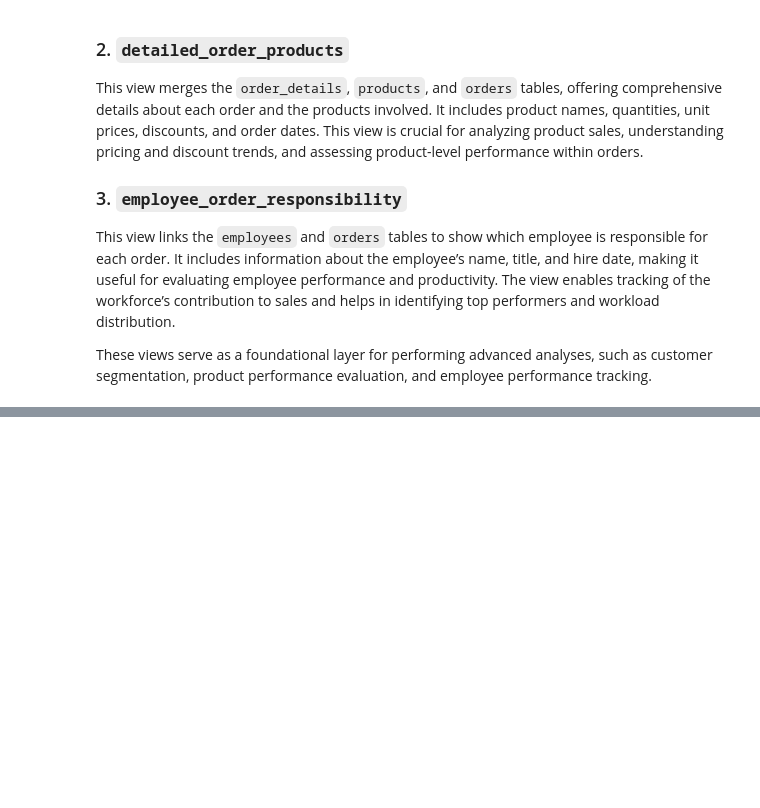
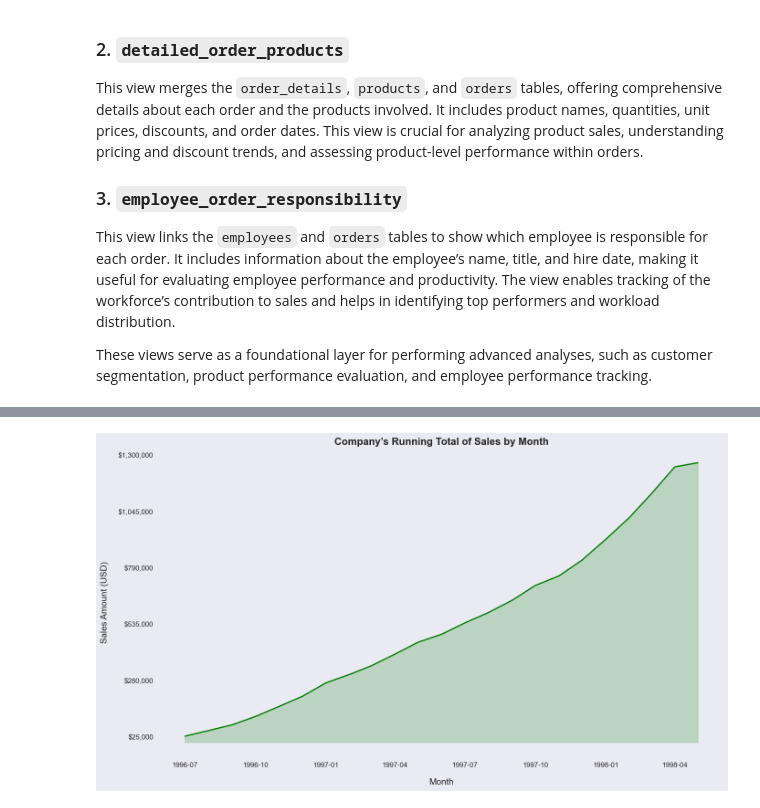
Before and after one commit to dimitar-m/northwind-sales-analysis, a Jupyter notebook: northwind_traders.ipynb, the cells around one changed output, grey strips where cells are left out. Cells and saved outputs as stored; diff of their text form; code cells hidden in the pictures; blank space fills up the shorter version.

```diff
--- a/northwind_traders.ipynb
+++ b/northwind_traders.ipynb
@@ -328,0 +391,57 @@ plt.show()
+# %%
+monthly_sales_query = '''
+WITH monthly_sales AS (
+    SELECT DATE_TRUNC('month', o.order_date)::DATE AS sales_month,  -- Truncate the order date to month
+           ROUND(SUM(od.unit_price * od.quantity * (1 - od.discount))::numeric, 2) AS total_sales  -- Calculate total sales and round
+      FROM orders o
+      JOIN order_details od ON o.order_id = od.order_id
+     GROUP BY sales_month
+     ORDER BY sales_month
+)
+
+SELECT sales_month,
+       total_sales,
+       SUM(total_sales) OVER (ORDER BY sales_month
+                              ROWS BETWEEN UNBOUNDED PRECEDING AND CURRENT ROW) AS running_total  -- Running total
+  FROM monthly_sales;
+'''
+
+# Execute the query using pandas and SQLAlchemy
+monthly_sales_df = pd.read_sql_query(monthly_sales_query, engine)
+
+# Set a stylistic theme
+sns.set_theme(style='dark')
+
+# Plotting the data using seaborn and matplotlib
+plt.figure(figsize=(14, 8), facecolor='#EAEAF2')
+
+# Plot Running Total
+sns.lineplot(
+    x='sales_month',
+    y='running_total',
+    data=monthly_sales_df,
+    color='green',
+    linewidth=2
+)
+
+# Enhancements
+plt.title('Company’s Running Total of Sales by Month', weight='bold', fontsize=16)
+plt.xlabel('Month', fontsize=14, labelpad=15)
+plt.ylabel('Sales Amount (USD)', fontsize=14, labelpad=15)
+plt.yticks(np.arange(25000, 1550000, 255000), ['$25,000', '$280,000', '$535,000', '$790,000', '$1,045,000', '$1,300,000'])
+
+# Add darkening effect towards the top right using fill_between
+plt.fill_between(
+    monthly_sales_df['sales_month'],
+    monthly_sales_df['running_total'],
+    color='green',
+    alpha=0.2  # Adjust alpha for the desired transparency
+)
+
+sns.despine(bottom=True, left=True)
+plt.tight_layout()
+
+# Show the plot
+plt.show()
+# %% [output]
+[figure, added]
```
Also changed, not shown: parts of 29 cells of this notebook.
